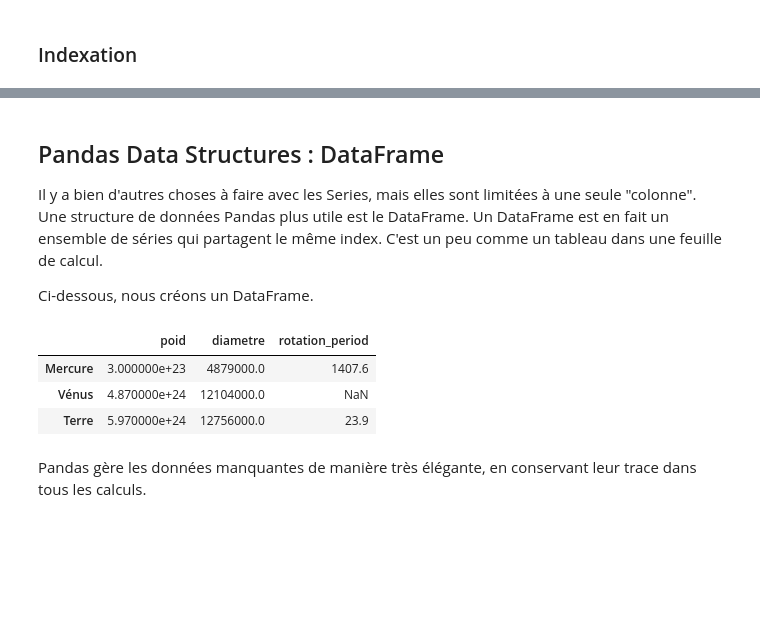
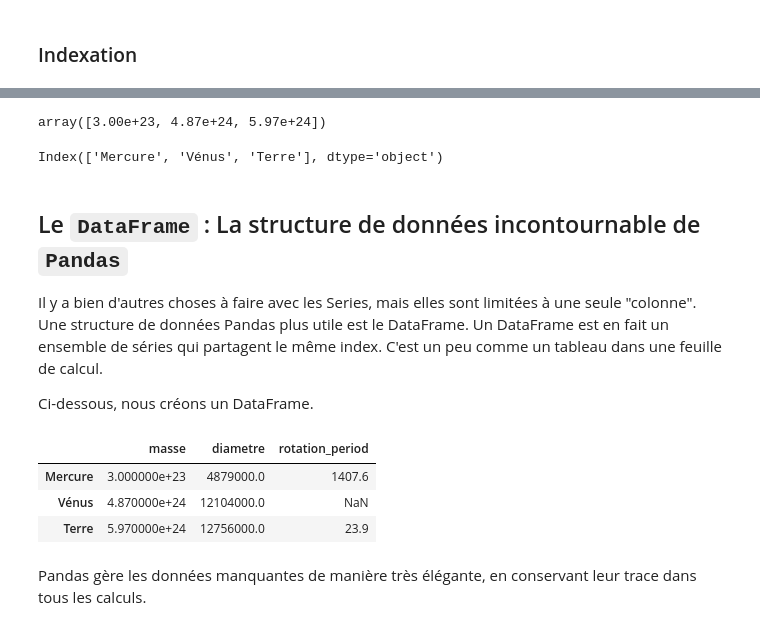
Before and after one commit to washof/2024_Geoinformatique_I, a Jupyter notebook: Geoinformatique_I/IP/Tutoriel_IP/S6_IP_tutoriel.ipynb, the cells around one changed output, grey strips where cells are left out. Drawn from its saved outputs; the diff is of its cells as text; code cells hidden in the pictures; blank space fills up the shorter version.

```diff
--- a/Geoinformatique_I/IP/Tutoriel_IP/S6_IP_tutoriel.ipynb
+++ b/Geoinformatique_I/IP/Tutoriel_IP/S6_IP_tutoriel.ipynb
@@ -99,25 +134,29 @@ poids.iloc[:2]
 # %%
 # Si nécessaire, nous pouvons toujours récupérer les données brutes.
-poids.values # un tableau numpy
+masse.values # un tableau numpy
+# %% [output]
+array([3.00e+23, 4.87e+24, 5.97e+24])
 # %%
-poids.index # un objet Index pandas
+masse.index # un objet Index pandas
+# %% [output]
+Index(['Mercure', 'Vénus', 'Terre'], dtype='object')
 # %% [markdown]
 <a name="DataFrame"></a>
-## Pandas Data Structures : DataFrame
+## Le `DataFrame` : La structure de données incontournable de `Pandas`
 
 Il y a bien d'autres choses à faire avec les Series, mais elles sont limitées à une seule "colonne". Une structure de données Pandas plus utile est le DataFrame. Un DataFrame est en fait un ensemble de séries qui partagent le même index. C'est un peu comme un tableau dans une feuille de calcul.
 
 Ci-dessous, nous créons un DataFrame.
 # %%
 # nous créons d'abord un dictionnaire
-data = {'poid' : [0.3e24, 4.87e24, 5.97e24], # kg
+data = {'masse' : [0.3e24, 4.87e24, 5.97e24], # kg
         'diametre' : [4879e3, 12_104e3, 12_756e3], # m
         'rotation_period' : [1407.6, np.nan, 23.9] # h
        }
 df = pd.DataFrame(data, index=['Mercure', 'Vénus', 'Terre'])
 df
 # %% [output]
-|  | poid | diametre | rotation_period |
+|  | masse | diametre | rotation_period |
 | Mercure | 3.000000e+23 | 4879000.0 | 1407.6 |
 | Vénus | 4.870000e+24 | 12104000.0 | NaN |
 | Terre | 5.970000e+24 | 12756000.0 | 23.9 |
```
Also changed, not shown: parts of 64 cells of this notebook.
